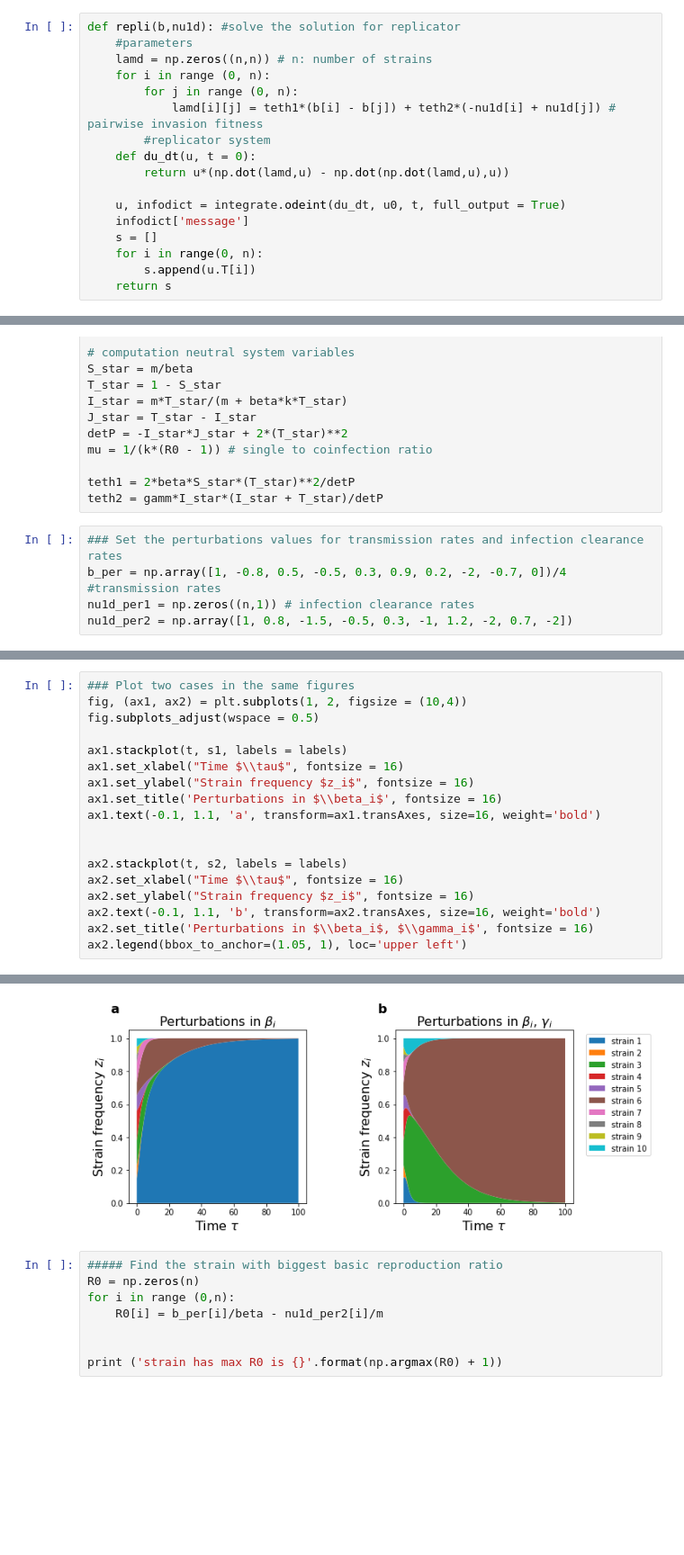
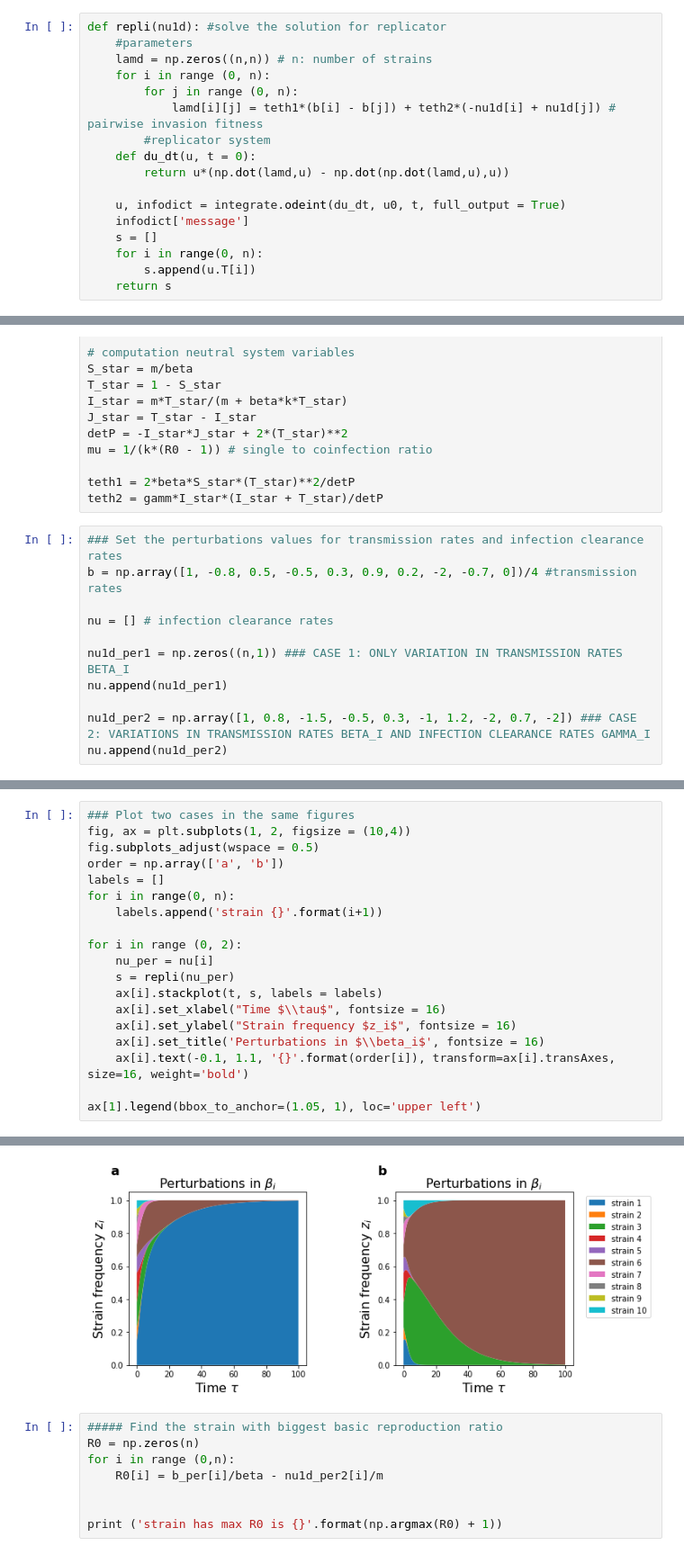
Before and after one commit to lthminhthao/quasineutral_coinfection_N-strains_multiple-variations, a Jupyter notebook: 1_competitive_exclusion.ipynb, the cells around one changed output, grey strips where cells are left out. Shown at 90% size. Saved outputs shown, nothing was run; the diff lists cells and outputs as text; blank space fills up the shorter version.

```diff
--- a/1_competitive_exclusion.ipynb
+++ b/1_competitive_exclusion.ipynb
@@ -11,7 +11,7 @@ import matplotlib.pyplot  as  plt
 np.set_printoptions(linewidth = 130, precision = 13)
 %matplotlib inline
 # %%
-def repli(b,nu1d): #solve the solution for replicator
+def repli(nu1d): #solve the solution for replicator
     #parameters
     lamd = np.zeros((n,n)) # n: number of strains
     for i in range (0, n):
@@ -51,6 +51,12 @@ teth1 = 2*beta*S_star*(T_star)**2/detP
 teth2 = gamm*I_star*(I_star + T_star)/detP
 # %%
 ### Set the perturbations values for transmission rates and infection clearance rates
-b_per = np.array([1, -0.8, 0.5, -0.5, 0.3, 0.9, 0.2, -2, -0.7, 0])/4 #transmission rates
-nu1d_per1 = np.zeros((n,1)) # infection clearance rates
-nu1d_per2 = np.array([1, 0.8, -1.5, -0.5, 0.3, -1, 1.2, -2, 0.7, -2])
+b = np.array([1, -0.8, 0.5, -0.5, 0.3, 0.9, 0.2, -2, -0.7, 0])/4 #transmission rates
+
+nu = [] # infection clearance rates
+
+nu1d_per1 = np.zeros((n,1)) ### CASE 1: ONLY VARIATION IN TRANSMISSION RATES BETA_I
+nu.append(nu1d_per1)
+
+nu1d_per2 = np.array([1, 0.8, -1.5, -0.5, 0.3, -1, 1.2, -2, 0.7, -2]) ### CASE 2: VARIATIONS IN TRANSMISSION RATES BETA_I AND INFECTION CLEARANCE RATES GAMMA_I
+nu.append(nu1d_per2)
@@ -66,24 +63,25 @@ for i in range(0,n):
 # %%
 ### Plot two cases in the same figures
-fig, (ax1, ax2) = plt.subplots(1, 2, figsize = (10,4))
+fig, ax = plt.subplots(1, 2, figsize = (10,4))
 fig.subplots_adjust(wspace = 0.5)
+order = np.array(['a', 'b'])
+labels = []
+for i in range(0, n):
+    labels.append('strain {}'.format(i+1))
 
-ax1.stackplot(t, s1, labels = labels)
-ax1.set_xlabel("Time $\\tau$", fontsize = 16)
-ax1.set_ylabel("Strain frequency $z_i$", fontsize = 16)
-ax1.set_title('Perturbations in $\\beta_i$', fontsize = 16)
-ax1.text(-0.1, 1.1, 'a', transform=ax1.transAxes, size=16, weight='bold')
+for i in range (0, 2):
+    nu_per = nu[i]
+    s = repli(nu_per)
+    ax[i].stackplot(t, s, labels = labels)
+    ax[i].set_xlabel("Time $\\tau$", fontsize = 16)
+    ax[i].set_ylabel("Strain frequency $z_i$", fontsize = 16)
+    ax[i].set_title('Perturbations in $\\beta_i$', fontsize = 16)
+    ax[i].text(-0.1, 1.1, '{}'.format(order[i]), transform=ax[i].transAxes, size=16, weight='bold')
 
-
-ax2.stackplot(t, s2, labels = labels)
-ax2.set_xlabel("Time $\\tau$", fontsize = 16)
-ax2.set_ylabel("Strain frequency $z_i$", fontsize = 16)
-ax2.text(-0.1, 1.1, 'b', transform=ax2.transAxes, size=16, weight='bold')
-ax2.set_title('Perturbations in $\\beta_i$, $\\gamma_i$', fontsize = 16)
-ax2.legend(bbox_to_anchor=(1.05, 1), loc='upper left')
+ax[1].legend(bbox_to_anchor=(1.05, 1), loc='upper left')
 # %% [output]
 <matplotlib.legend.Legend at 0x...>
-[figure, old version]
+[figure, new version]
 # %%
 ##### Find the strain with biggest basic reproduction ratio
 R0 = np.zeros(n)
```
Also changed, not shown: parts of 1 cell of this notebook, 3 other files.
